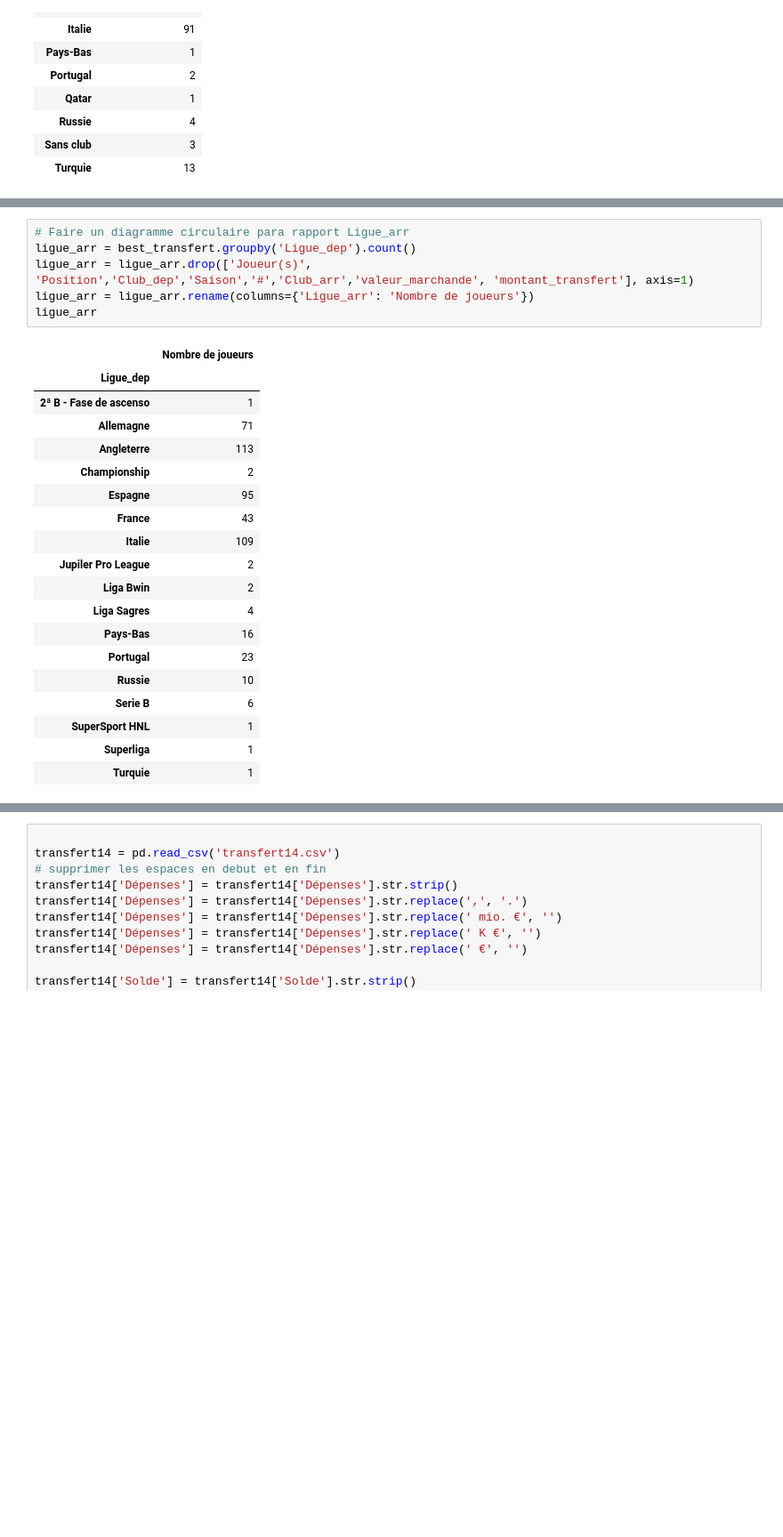
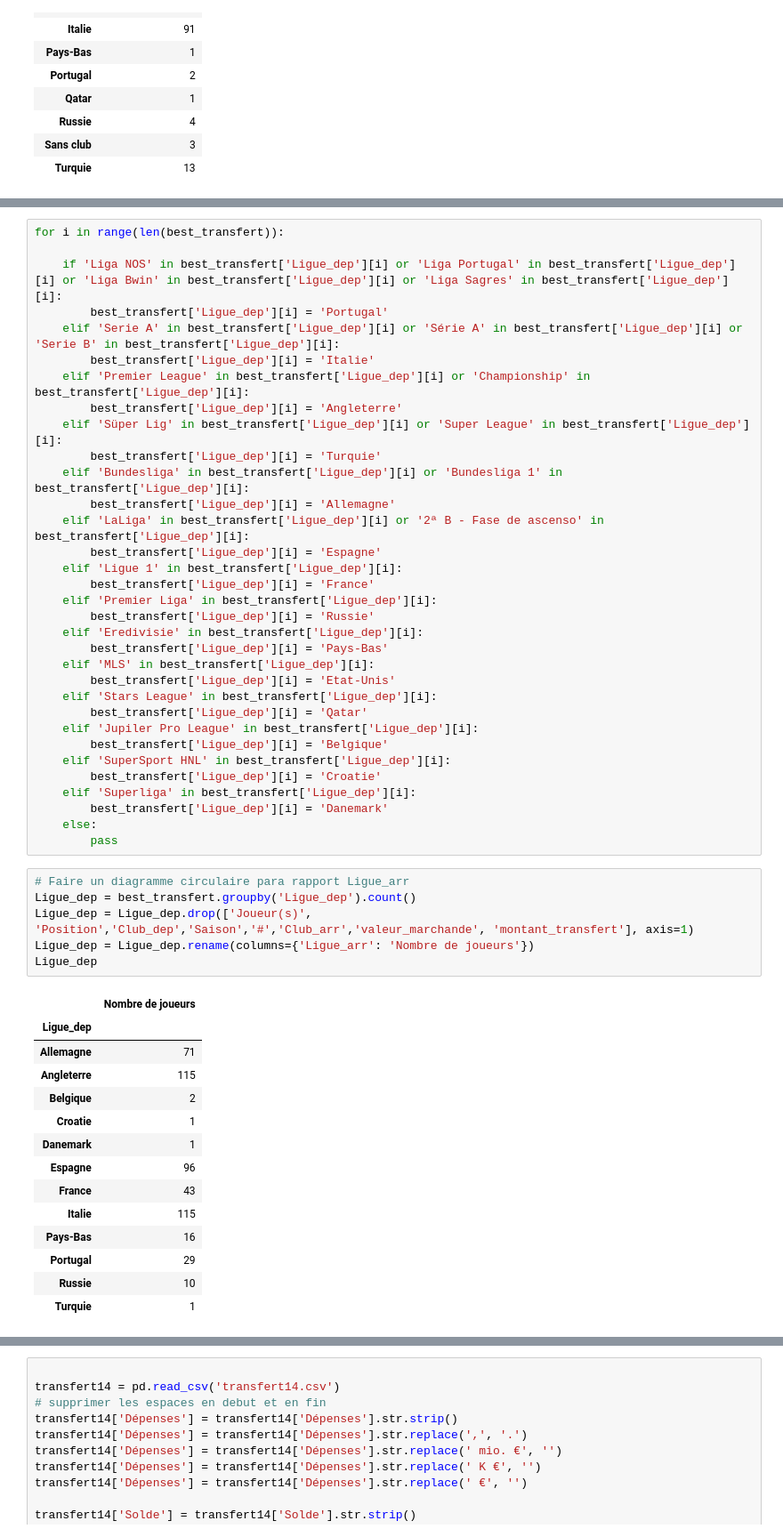
Before and after one commit to guypi001/DE, a Jupyter notebook: prog _test(1).ipynb, the cells around one changed output, grey strips where cells are left out. Shown at 89% size. Saved outputs shown, nothing was run; the diff lists cells and outputs as text; blank space fills up the shorter version.

```diff
--- a/prog _test(1).ipynb
+++ b/prog _test(1).ipynb
@@ -1544,26 +1562,54 @@ plt.show()
+# %%
+for i in range(len(best_transfert)):
+
+    if 'Liga NOS' in best_transfert['Ligue_dep'][i] or 'Liga Portugal' in best_transfert['Ligue_dep'][i] or 'Liga Bwin' in best_transfert['Ligue_dep'][i] or 'Liga Sagres' in best_transfert['Ligue_dep'][i]:
+        best_transfert['Ligue_dep'][i] = 'Portugal'
+    elif 'Serie A' in best_transfert['Ligue_dep'][i] or 'Série A' in best_transfert['Ligue_dep'][i] or 'Serie B' in best_transfert['Ligue_dep'][i]:
+        best_transfert['Ligue_dep'][i] = 'Italie'
+    elif 'Premier League' in best_transfert['Ligue_dep'][i] or 'Championship' in best_transfert['Ligue_dep'][i]:
+        best_transfert['Ligue_dep'][i] = 'Angleterre'
+    elif 'Süper Lig' in best_transfert['Ligue_dep'][i] or 'Super League' in best_transfert['Ligue_dep'][i]:
+        best_transfert['Ligue_dep'][i] = 'Turquie'
+    elif 'Bundesliga' in best_transfert['Ligue_dep'][i] or 'Bundesliga 1' in best_transfert['Ligue_dep'][i]:
+        best_transfert['Ligue_dep'][i] = 'Allemagne'
+    elif 'LaLiga' in best_transfert['Ligue_dep'][i] or '2ª B - Fase de ascenso' in best_transfert['Ligue_dep'][i]:
+        best_transfert['Ligue_dep'][i] = 'Espagne'
+    elif 'Ligue 1' in best_transfert['Ligue_dep'][i]:
+        best_transfert['Ligue_dep'][i] = 'France'
+    elif 'Premier Liga' in best_transfert['Ligue_dep'][i]:
+        best_transfert['Ligue_dep'][i] = 'Russie'
+    elif 'Eredivisie' in best_transfert['Ligue_dep'][i]:
+        best_transfert['Ligue_dep'][i] = 'Pays-Bas'
+    elif 'MLS' in best_transfert['Ligue_dep'][i]:
+        best_transfert['Ligue_dep'][i] = 'Etat-Unis'
+    elif 'Stars League' in best_transfert['Ligue_dep'][i]:
+        best_transfert['Ligue_dep'][i] = 'Qatar'
+    elif 'Jupiler Pro League' in best_transfert['Ligue_dep'][i]:
+        best_transfert['Ligue_dep'][i] = 'Belgique'
+    elif 'SuperSport HNL' in best_transfert['Ligue_dep'][i]:
+        best_transfert['Ligue_dep'][i] = 'Croatie'
+    elif 'Superliga' in best_transfert['Ligue_dep'][i]:
+        best_transfert['Ligue_dep'][i] = 'Danemark'
+    else:
+        pass
 # %%
 # Faire un diagramme circulaire para rapport Ligue_arr
-ligue_arr = best_transfert.groupby('Ligue_dep').count()
-ligue_arr = ligue_arr.drop(['Joueur(s)', 'Position','Club_dep','Saison','#','Club_arr','valeur_marchande', 'montant_transfert'], axis=1)
-ligue_arr = ligue_arr.rename(columns={'Ligue_arr': 'Nombre de joueurs'})
-ligue_arr
+Ligue_dep = best_transfert.groupby('Ligue_dep').count()
+Ligue_dep = Ligue_dep.drop(['Joueur(s)', 'Position','Club_dep','Saison','#','Club_arr','valeur_marchande', 'montant_transfert'], axis=1)
+Ligue_dep = Ligue_dep.rename(columns={'Ligue_arr': 'Nombre de joueurs'})
+Ligue_dep
 # %% [output]
 |  | Nombre de joueurs |
 | Ligue_dep |  |
-| 2ª B - Fase de ascenso | 1 |
 | Allemagne | 71 |
-| Angleterre | 113 |
-| Championship | 2 |
-| Espagne | 95 |
+| Angleterre | 115 |
+| Belgique | 2 |
+| Croatie | 1 |
+| Danemark | 1 |
+| Espagne | 96 |
 | France | 43 |
-| Italie | 109 |
-| Jupiler Pro League | 2 |
-| Liga Bwin | 2 |
-| Liga Sagres | 4 |
+| Italie | 115 |
 | Pays-Bas | 16 |
-| Portugal | 23 |
+| Portugal | 29 |
 | Russie | 10 |
-| Serie B | 6 |
-| SuperSport HNL | 1 |
-| Superliga | 1 |
 | Turquie | 1 |
```
Also changed, not shown: parts of 6 cells of this notebook.
